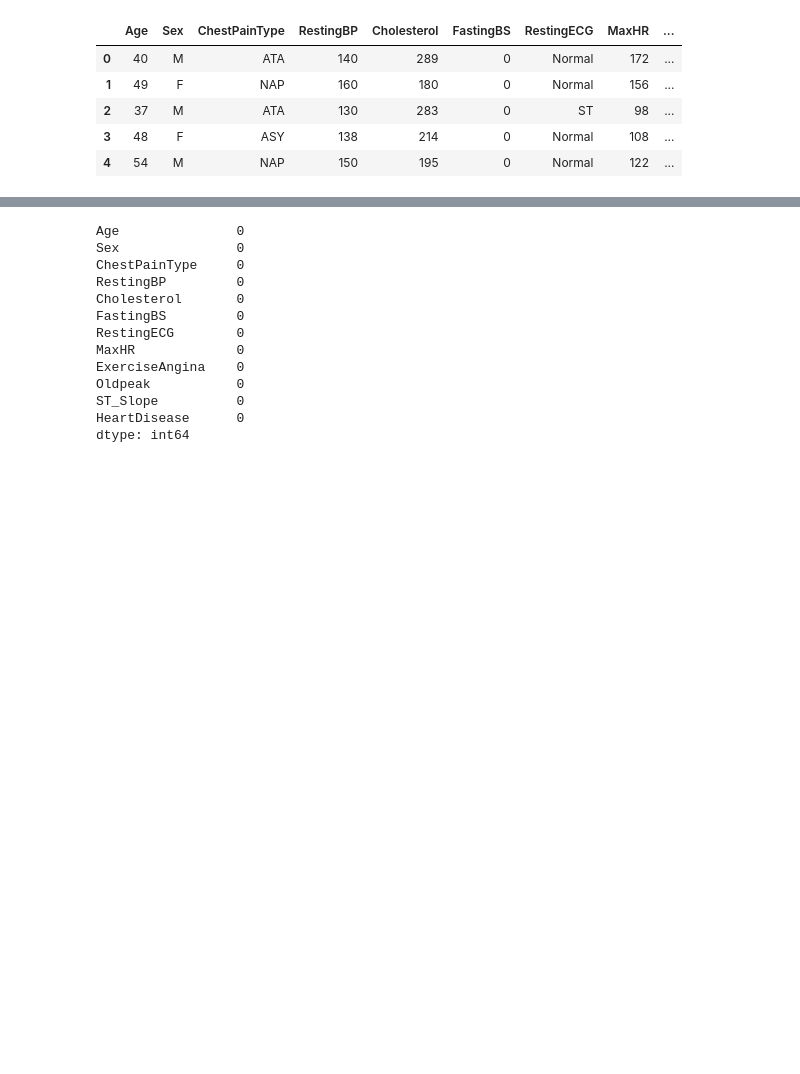
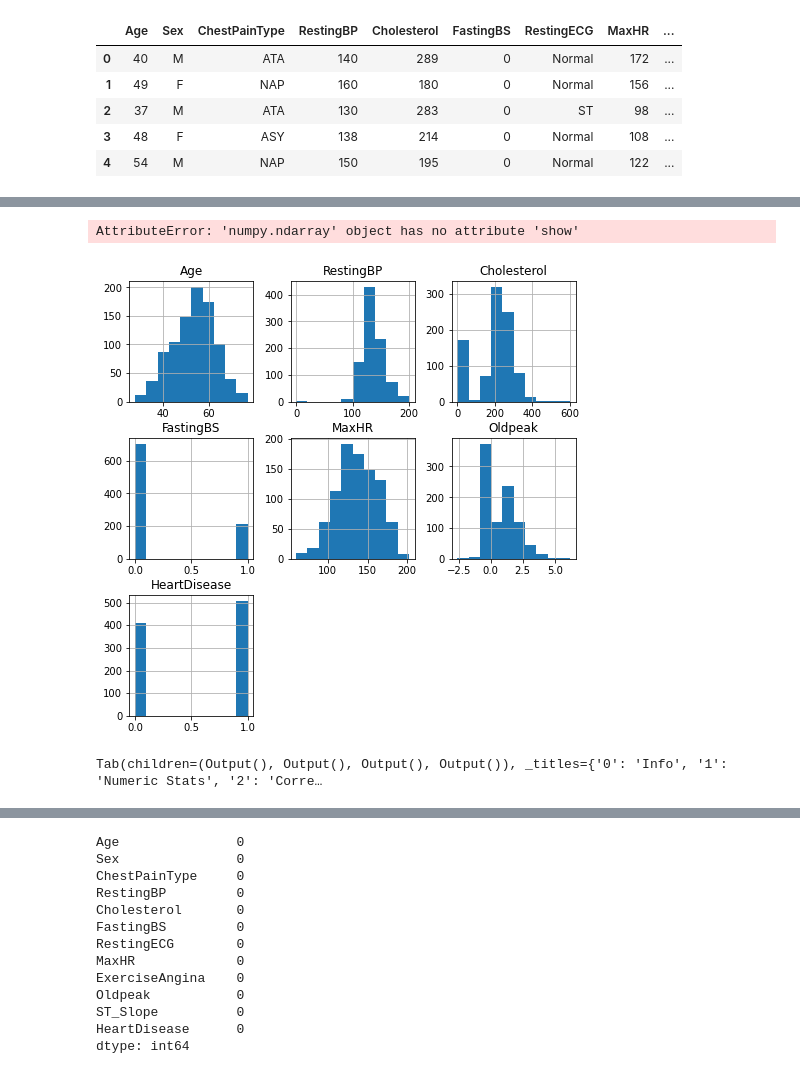
Before and after one commit to allyryry/3950_Workbooks, a Jupyter notebook: assign 1.ipynb, the cells around one changed output, grey strips where cells are left out. Drawn from its saved outputs; the diff is of its cells as text; code cells hidden in the pictures; blank space fills up the shorter version.

```diff
--- a/assign 1.ipynb
+++ b/assign 1.ipynb
@@ -102,3 +152,12 @@ num = df_eda.setNum(['Age', 'RestingBP', 'Cholesterol', 'FastingBS', 'MaxHR', 'O
+# %%
+df_eda.hists(df)
+# %% [output]
+AttributeError: 'numpy.ndarray' object has no attribute 'show'
+[figure, added]
+# %%
+df_eda.fullEDA(df_eda)
+# %% [output]
+Tab(children=(Output(), Output(), Output(), Output()), _titles={'0': 'Info', '1': 'Numeric Stats', '2': 'Corre…
 # %%
 df_eda.quicklook(df)
 # %% [output]
```
Also changed, not shown: parts of 9 cells of this notebook, 2 other files.
